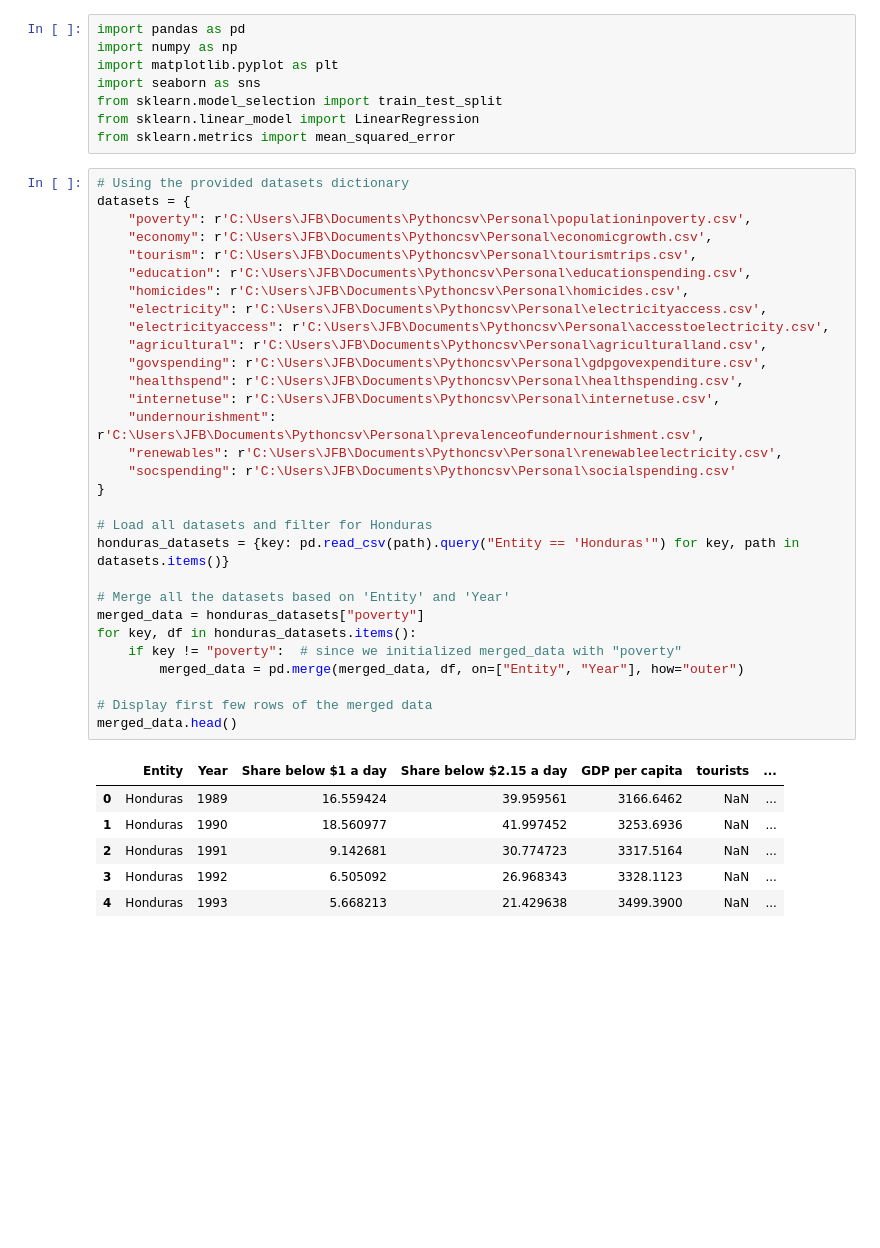
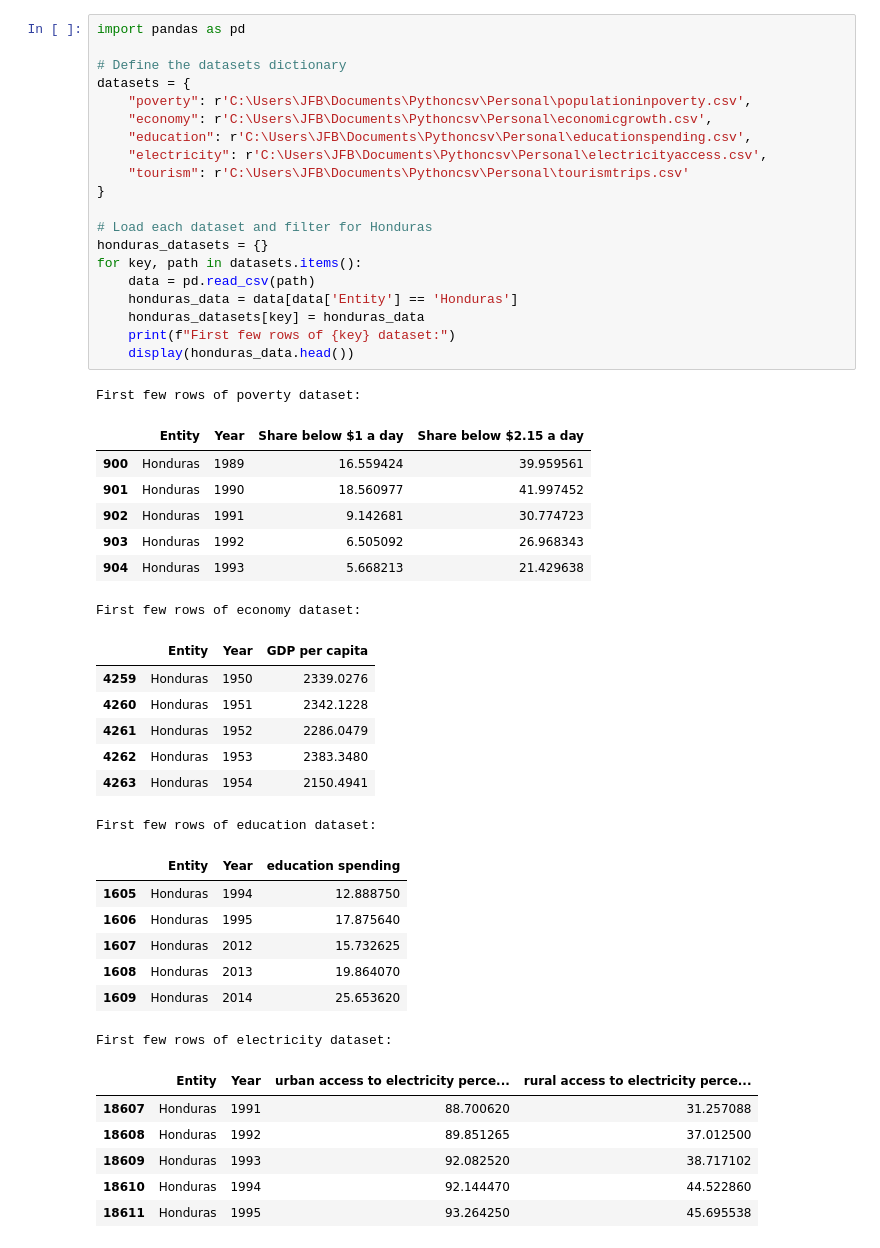
Before and after one commit to Josefbardales/PortfolioCodes, a Jupyter notebook: Analyzing poverty in Honduras.ipynb, the cells around one changed output. Cells and saved outputs as stored; diff of their text form; blank space fills up the shorter version.

```diff
--- a/Analyzing poverty in Honduras.ipynb
+++ b/Analyzing poverty in Honduras.ipynb
@@ -1,45 +1,49 @@
-# %%
-import pandas as pd
-import numpy as np
-import matplotlib.pyplot as plt
-import seaborn as sns
-from sklearn.model_selection import train_test_split
-from sklearn.linear_model import LinearRegression
-from sklearn.metrics import mean_squared_error
 # %%
-# Using the provided datasets dictionary
+import pandas as pd
+
+# Define the datasets dictionary
 datasets = {
     "poverty": r'C:\Users\JFB\Documents\Pythoncsv\Personal\populationinpoverty.csv',
     "economy": r'C:\Users\JFB\Documents\Pythoncsv\Personal\economicgrowth.csv',
-    "tourism": r'C:\Users\JFB\Documents\Pythoncsv\Personal\tourismtrips.csv',
     "education": r'C:\Users\JFB\Documents\Pythoncsv\Personal\educationspending.csv',
-    "homicides": r'C:\Users\JFB\Documents\Pythoncsv\Personal\homicides.csv',
     "electricity": r'C:\Users\JFB\Documents\Pythoncsv\Personal\electricityaccess.csv',
-    "electricityaccess": r'C:\Users\JFB\Documents\Pythoncsv\Personal\accesstoelectricity.csv',
-    "agricultural": r'C:\Users\JFB\Documents\Pythoncsv\Personal\agriculturalland.csv',
-    "govspending": r'C:\Users\JFB\Documents\Pythoncsv\Personal\gdpgovexpenditure.csv',
-    "healthspend": r'C:\Users\JFB\Documents\Pythoncsv\Personal\healthspending.csv',
-    "internetuse": r'C:\Users\JFB\Documents\Pythoncsv\Personal\internetuse.csv',
-    "undernourishment": r'C:\Users\JFB\Documents\Pythoncsv\Personal\prevalenceofundernourishment.csv',
-    "renewables": r'C:\Users\JFB\Documents\Pythoncsv\Personal\renewableelectricity.csv',
-    "socspending": r'C:\Users\JFB\Documents\Pythoncsv\Personal\socialspending.csv'
+    "tourism": r'C:\Users\JFB\Documents\Pythoncsv\Personal\tourismtrips.csv'
 }
 
-# Load all datasets and filter for Honduras
-honduras_datasets = {key: pd.read_csv(path).query("Entity == 'Honduras'") for key, path in datasets.items()}
-
-# Merge all the datasets based on 'Entity' and 'Year'
-merged_data = honduras_datasets["poverty"]
-for key, df in honduras_datasets.items():
-    if key != "poverty":  # since we initialized merged_data with "poverty"
-        merged_data = pd.merge(merged_data, df, on=["Entity", "Year"], how="outer")
-
-# Display first few rows of the merged data
-merged_data.head()
+# Load each dataset and filter for Honduras
+honduras_datasets = {}
+for key, path in datasets.items():
+    data = pd.read_csv(path)
+    honduras_data = data[data['Entity'] == 'Honduras']
+    honduras_datasets[key] = honduras_data
+    print(f"First few rows of {key} dataset:")
+    display(honduras_data.head())
 # %% [output]
+First few rows of poverty dataset:
-|  | Entity | Year | Share below $1 a day | Share below $2.15 a day | GDP per capita | tourists | ... |
-| 0 | Honduras | 1989 | 16.559424 | 39.959561 | 3166.6462 | NaN | ... |
-| 1 | Honduras | 1990 | 18.560977 | 41.997452 | 3253.6936 | NaN | ... |
-| 2 | Honduras | 1991 | 9.142681 | 30.774723 | 3317.5164 | NaN | ... |
-| 3 | Honduras | 1992 | 6.505092 | 26.968343 | 3328.1123 | NaN | ... |
-| 4 | Honduras | 1993 | 5.668213 | 21.429638 | 3499.3900 | NaN | ... |
+|  | Entity | Year | Share below $1 a day | Share below $2.15 a day |
+| 900 | Honduras | 1989 | 16.559424 | 39.959561 |
+| 901 | Honduras | 1990 | 18.560977 | 41.997452 |
+| 902 | Honduras | 1991 | 9.142681 | 30.774723 |
+| 903 | Honduras | 1992 | 6.505092 | 26.968343 |
+| 904 | Honduras | 1993 | 5.668213 | 21.429638 |
+First few rows of economy dataset:
+|  | Entity | Year | GDP per capita |
+| 4259 | Honduras | 1950 | 2339.0276 |
+| 4260 | Honduras | 1951 | 2342.1228 |
+| 4261 | Honduras | 1952 | 2286.0479 |
+| 4262 | Honduras | 1953 | 2383.3480 |
+| 4263 | Honduras | 1954 | 2150.4941 |
+First few rows of education dataset:
+|  | Entity | Year | education spending |
+| 1605 | Honduras | 1994 | 12.888750 |
+| 1606 | Honduras | 1995 | 17.875640 |
+| 1607 | Honduras | 2012 | 15.732625 |
+| 1608 | Honduras | 2013 | 19.864070 |
+| 1609 | Honduras | 2014 | 25.653620 |
+First few rows of electricity dataset:
+|  | Entity | Year | urban access to electricity perce... | rural access to electricity perce... |
+| 18607 | Honduras | 1991 | 88.700620 | 31.257088 |
+| 18608 | Honduras | 1992 | 89.851265 | 37.012500 |
+| 18609 | Honduras | 1993 | 92.082520 | 38.717102 |
+| 18610 | Honduras | 1994 | 92.144470 | 44.522860 |
+| 18611 | Honduras | 1995 | 93.264250 | 45.695538 |
```
Also changed, not shown: parts of 8 cells of this notebook.
